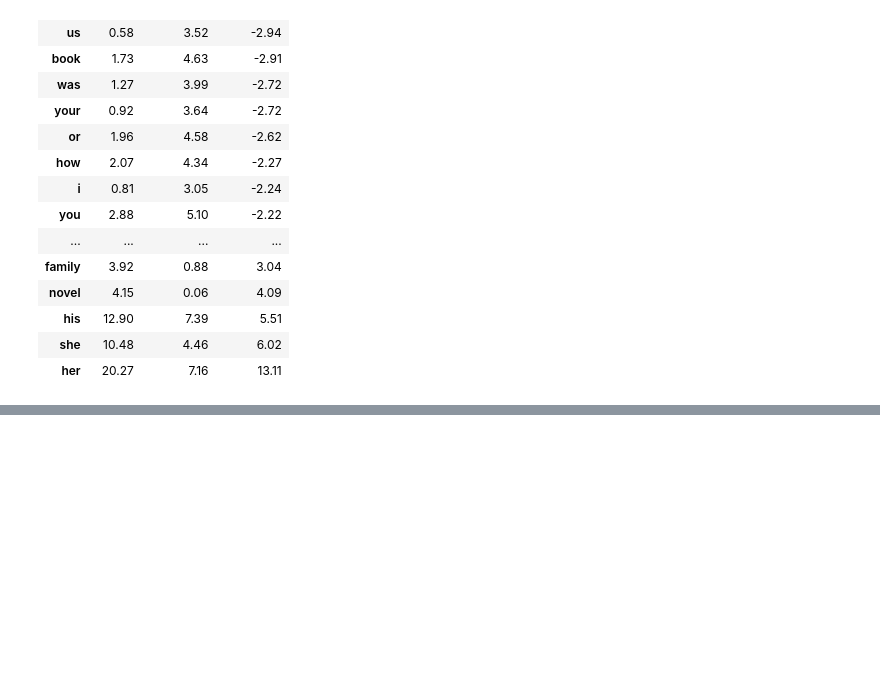
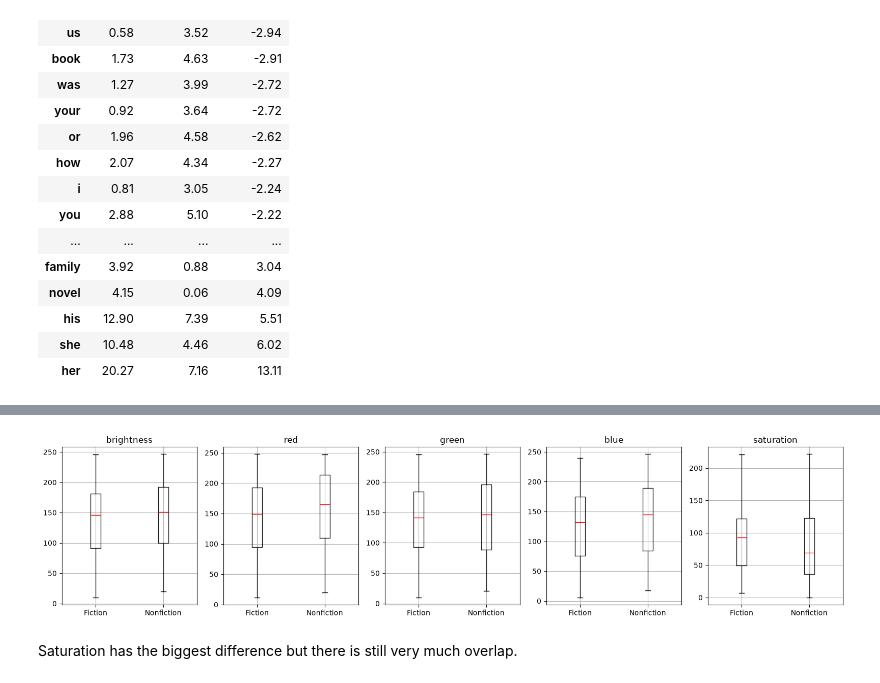
Before and after one commit to Judas20/datascience, a Jupyter notebook: notebooks/02_cleaning_eda.ipynb, the cells around one changed output, grey strips where cells are left out. Drawn from its saved outputs; the diff is of its cells as text; code cells hidden in the pictures; blank space fills up the shorter version.

Commit message:
Image exploration

```diff
--- a/notebooks/02_cleaning_eda.ipynb
+++ b/notebooks/02_cleaning_eda.ipynb
@@ -675,0 +691,30 @@ top.round(2)  # the numbers behind the chart
+# %%
+from PIL import Image, ImageStat
+
+def image_stats(path):
+    """Compute simple colour statistics for one cover image."""
+    with Image.open("../data/raw/" + path) as img:
+        rgb = img.convert("RGB")
+
+        # Average of each colour channel, 0 (none) to 255 (full)
+        red, green, blue = ImageStat.Stat(rgb).mean
+
+        # Grayscale ("L") has one channel: how light each pixel is
+        brightness = ImageStat.Stat(rgb.convert("L")).mean[0]
+
+        # HSV = hue, saturation, value. Channel 1 is saturation:
+        # 0 = grey/washed out, 255 = strong, vivid colours
+        saturation = ImageStat.Stat(rgb.convert("HSV")).mean[1]
+
+    return pd.Series({
+        "brightness": brightness,
+        "red": red,
+        "green": green,
+        "blue": blue,
+        "saturation": saturation,
+    })
+# %%
+image_features = df["image_path"].apply(image_stats)
+df = pd.concat([df, image_features], axis=1)   # add the new columns next to the existing ones
+
+df.groupby("category")[["brightness", "red", "green", "blue", "saturation"]].median()
@@ -675,0 +728,4 @@ top.round(2)  # the numbers behind the chart
+# %%
+IMAGE_FEATURES = ["brightness", "red", "green", "blue", "saturation"]
+
+df.groupby("category")[IMAGE_FEATURES].quantile([0.25, 0.5, 0.75]).round(1)
@@ -675,0 +741,15 @@ top.round(2)  # the numbers behind the chart
+# %%
+fig, axes = plt.subplots(1, 5, figsize=(16, 4))   # 1 row, 5 plots side by side
+
+for ax, feature in zip(axes, IMAGE_FEATURES):
+    df.boxplot(column=feature, by="category", medianprops=dict(color="red"), ax=ax)
+    ax.set_title(feature)
+    ax.set_xlabel("")
+
+plt.suptitle("")
+plt.tight_layout()
+plt.show()
+# %% [output]
+[figure, added]
+# %% [markdown]
+Saturation has the biggest difference but there is still very much overlap.
```
Also changed, not shown: parts of 6 cells of this notebook, 1 other file.
